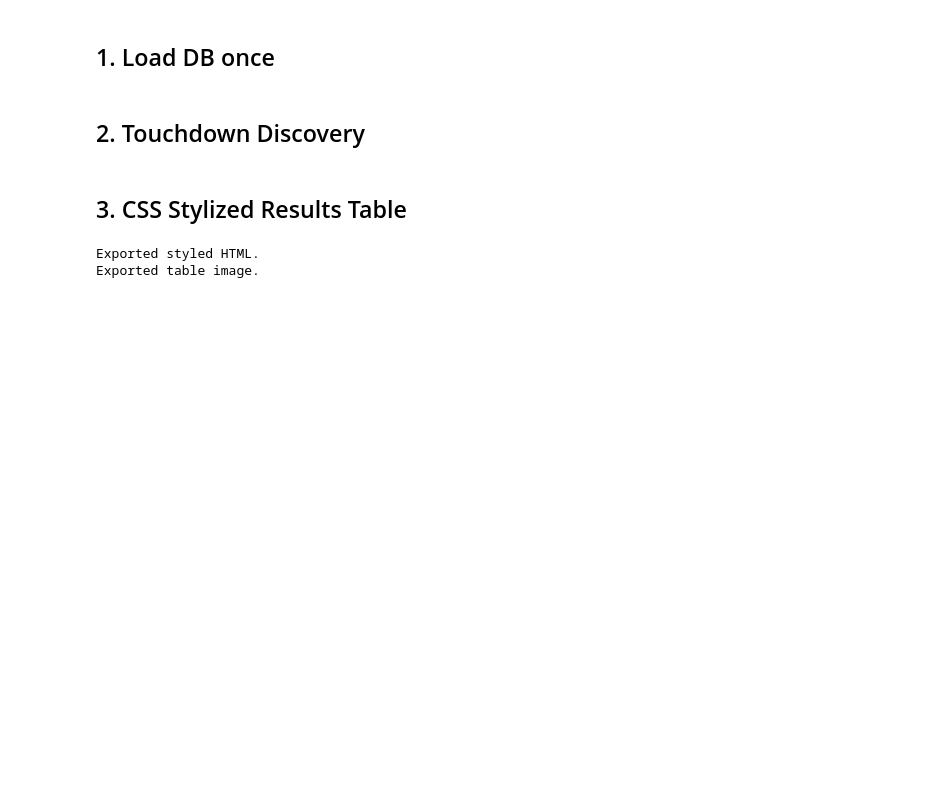
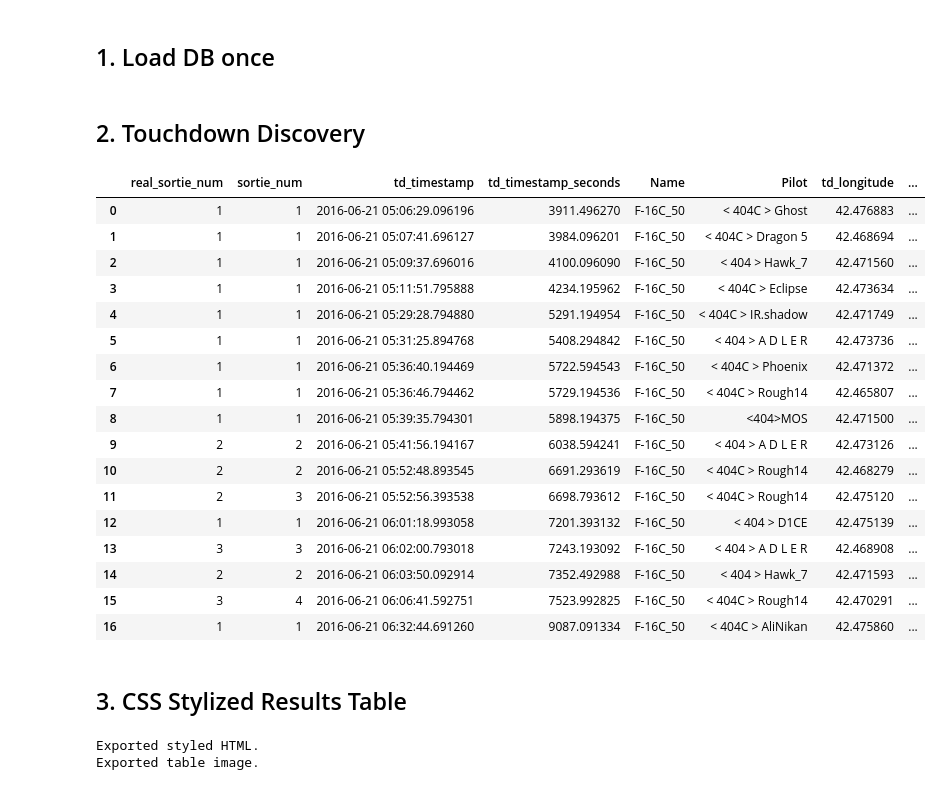
Before and after one commit to fardad-d1ce/Approach-Landing-Analyzer, a Jupyter notebook: backend/notebooks/Landing Rate.ipynb, the cells around one changed output. Drawn from its saved outputs; the diff is of its cells as text; code cells hidden in the pictures; blank space fills up the shorter version.

```diff
--- a/backend/notebooks/Landing Rate.ipynb
+++ b/backend/notebooks/Landing Rate.ipynb
@@ -66,6 +65,27 @@ df = read_telemetry_csv(CSV_PATH)
 df_sub = transform_telemetry(df)
 # Discover the touch downs
 df_result = touchdown_discovery(df_sub, runway_db)
+# %%
+df_result
+# %% [output]
+|  | real_sortie_num | sortie_num | td_timestamp | td_timestamp_seconds | Name | Pilot | td_longitude | ... |
+| 0 | 1 | 1 | 2016-06-21 05:06:29.096196 | 3911.496270 | F-16C_50 | < 404C > Ghost | 42.476883 | ... |
+| 1 | 1 | 1 | 2016-06-21 05:07:41.696127 | 3984.096201 | F-16C_50 | < 404C > Dragon 5 | 42.468694 | ... |
+| 2 | 1 | 1 | 2016-06-21 05:09:37.696016 | 4100.096090 | F-16C_50 | < 404 > Hawk_7 | 42.471560 | ... |
+| 3 | 1 | 1 | 2016-06-21 05:11:51.795888 | 4234.195962 | F-16C_50 | < 404C > Eclipse | 42.473634 | ... |
+| 4 | 1 | 1 | 2016-06-21 05:29:28.794880 | 5291.194954 | F-16C_50 | < 404C > IR.shadow | 42.471749 | ... |
+| 5 | 1 | 1 | 2016-06-21 05:31:25.894768 | 5408.294842 | F-16C_50 | < 404 > A D L E R | 42.473736 | ... |
+| 6 | 1 | 1 | 2016-06-21 05:36:40.194469 | 5722.594543 | F-16C_50 | < 404C > Phoenix | 42.471372 | ... |
+| 7 | 1 | 1 | 2016-06-21 05:36:46.794462 | 5729.194536 | F-16C_50 | < 404C > Rough14 | 42.465807 | ... |
+| 8 | 1 | 1 | 2016-06-21 05:39:35.794301 | 5898.194375 | F-16C_50 | <404>MOS | 42.471500 | ... |
+| 9 | 2 | 2 | 2016-06-21 05:41:56.194167 | 6038.594241 | F-16C_50 | < 404 > A D L E R | 42.473126 | ... |
+| 10 | 2 | 2 | 2016-06-21 05:52:48.893545 | 6691.293619 | F-16C_50 | < 404C > Rough14 | 42.468279 | ... |
+| 11 | 2 | 3 | 2016-06-21 05:52:56.393538 | 6698.793612 | F-16C_50 | < 404C > Rough14 | 42.475120 | ... |
+| 12 | 1 | 1 | 2016-06-21 06:01:18.993058 | 7201.393132 | F-16C_50 | < 404 > D1CE | 42.475139 | ... |
+| 13 | 3 | 3 | 2016-06-21 06:02:00.793018 | 7243.193092 | F-16C_50 | < 404 > A D L E R | 42.468908 | ... |
+| 14 | 2 | 2 | 2016-06-21 06:03:50.092914 | 7352.492988 | F-16C_50 | < 404 > Hawk_7 | 42.471593 | ... |
+| 15 | 3 | 4 | 2016-06-21 06:06:41.592751 | 7523.992825 | F-16C_50 | < 404C > Rough14 | 42.470291 | ... |
+| 16 | 1 | 1 | 2016-06-21 06:32:44.691260 | 9087.091334 | F-16C_50 | < 404C > AliNikan | 42.475860 | ... |
 # %% [markdown]
 ## 3. CSS Stylized Results Table
 # %%
```
Also changed, not shown: parts of 3 cells of this notebook, 2 other files.
